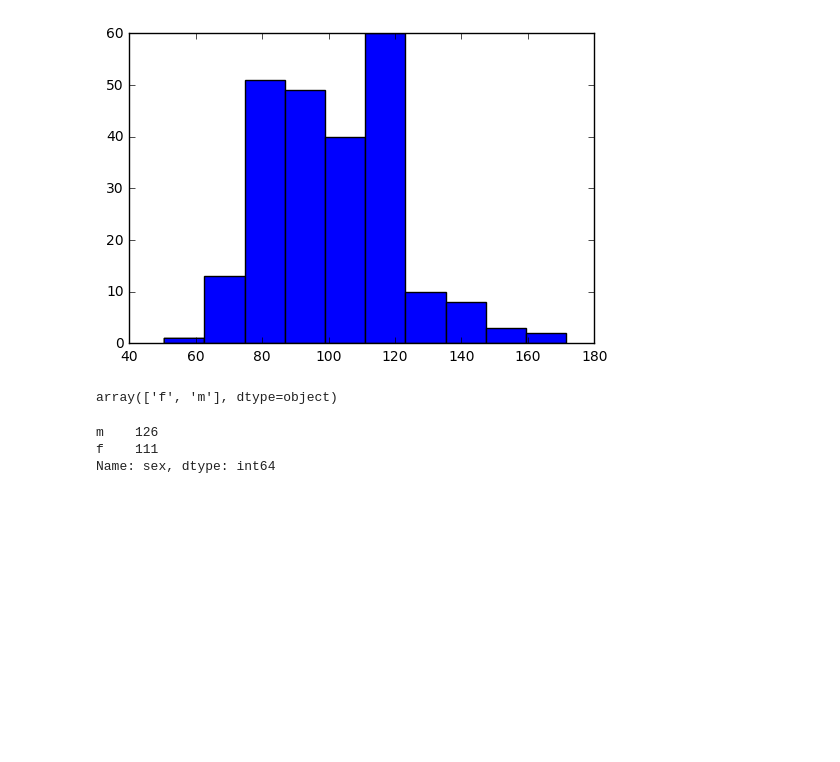
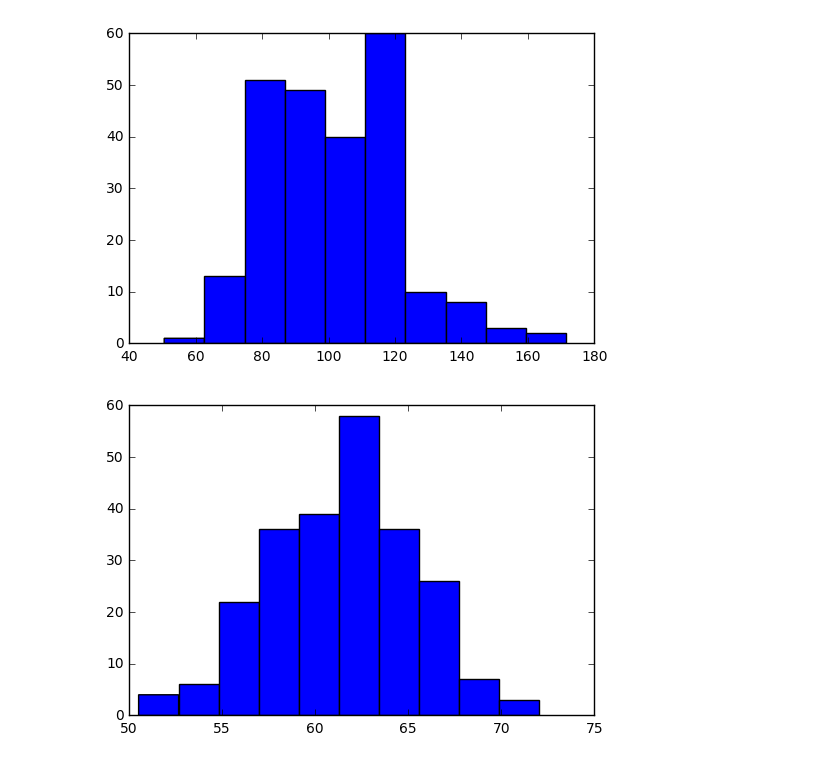
Before and after one commit to zdanev/OCC2017, a Jupyter notebook: Height Weight example.ipynb, the cells around one changed output. Drawn from its saved outputs; the diff is of its cells as text; code cells hidden in the pictures; blank space fills up the shorter version.

```diff
--- a/Height Weight example.ipynb
+++ b/Height Weight example.ipynb
@@ -71,13 +109,8 @@ plt.hist(df.weightLb)
 plt.show()
 # %% [output]
 [figure]
-# %%
-df.sex.unique()
-# %% [output]
-array(['f', 'm'], dtype=object)
-# %%
-df.sex.value_counts()
-# %% [output]
-m    126
-f    111
-Name: sex, dtype: int64
+# %%
+plt.hist(df.heightIn)
+plt.show()
+# %% [output]
+[figure, added]
```
Also changed, not shown: parts of 20 cells of this notebook.
